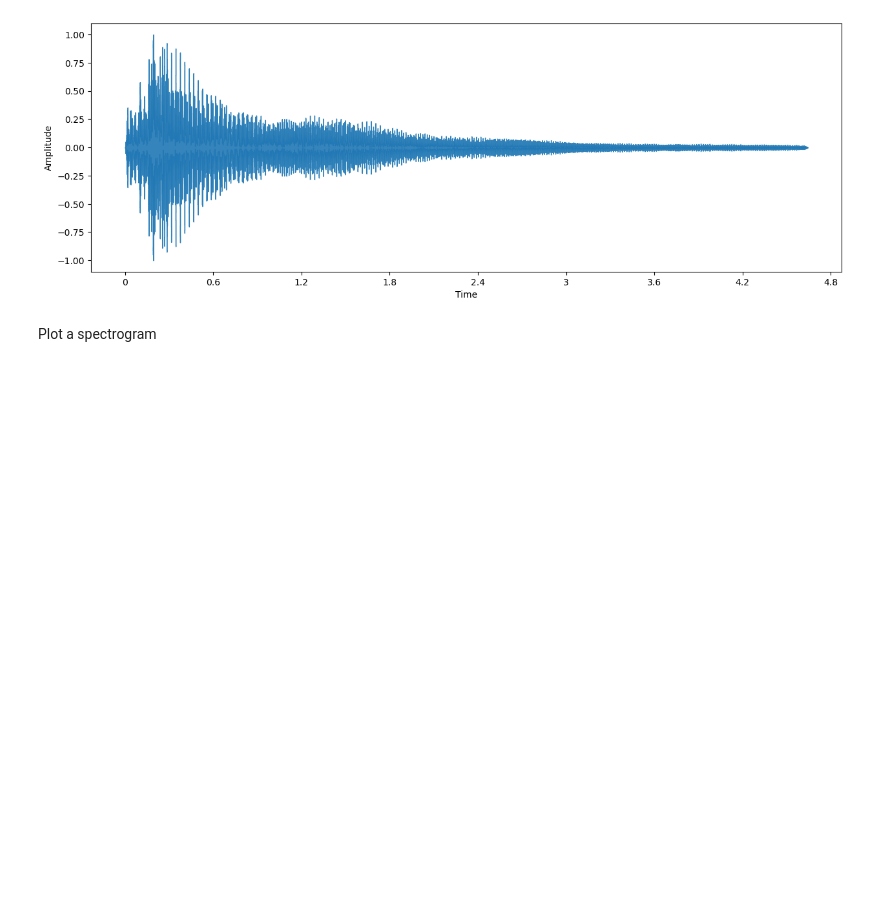
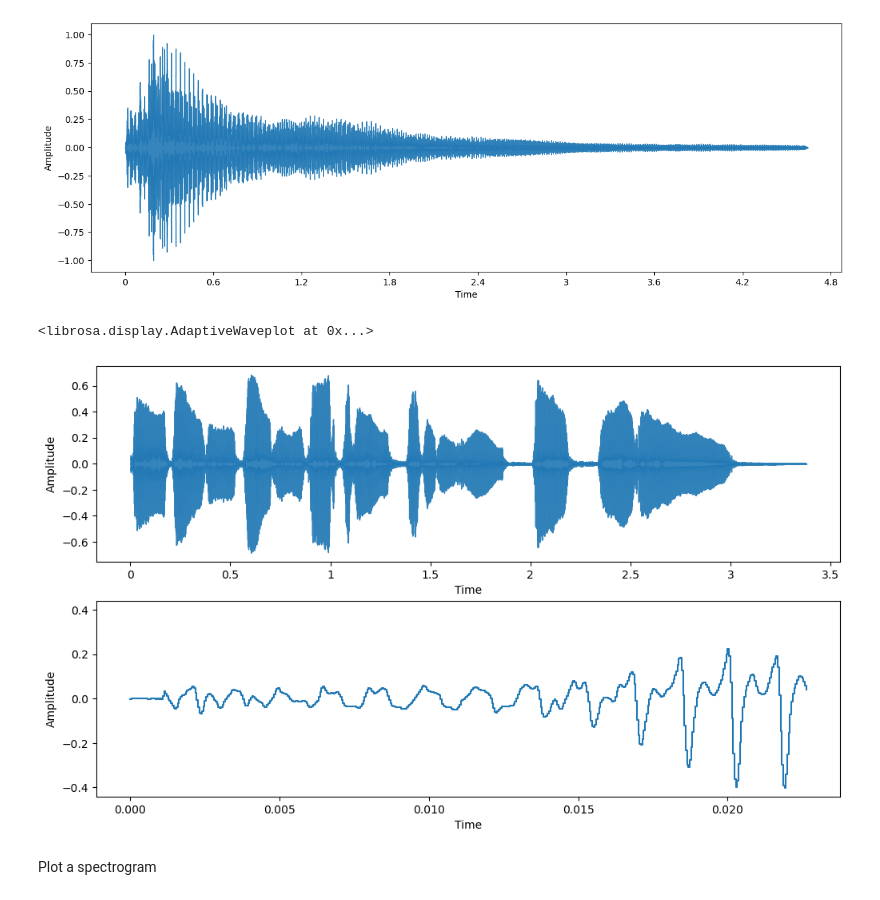
Before and after one commit to jd-rub/MA-thesis, a Jupyter notebook: notebooks/plotting.ipynb, the cells around one changed output. Saved outputs shown, nothing was run; the diff lists cells and outputs as text; code cells hidden in the pictures; blank space fills up the shorter version.

```diff
--- a/notebooks/plotting.ipynb
+++ b/notebooks/plotting.ipynb
@@ -27,6 +21,15 @@ librosa.display.waveshow(y=y, sr=sr, alpha=0.9)
 # %% [output]
 <librosa.display.AdaptiveWaveplot at 0x...>
 [figure]
+# %%
+fig, ax = plt.subplots(nrows=2, ncols=1, figsize=(12, 7))
+ax[0].set_ylabel("Amplitude")
+librosa.display.waveshow(y=y[:-43100], sr=sr, alpha=0.9, ax=ax[0])
+ax[1].set_ylabel("Amplitude")
+librosa.display.waveshow(y=y[:500], sr=sr, alpha=1, ax=ax[1])
+# %% [output]
+<librosa.display.AdaptiveWaveplot at 0x...>
+[figure, added]
 # %% [markdown]
 Plot a spectrogram
 # %%
```
Also changed, not shown: parts of 10 cells of this notebook, 1 other file.
